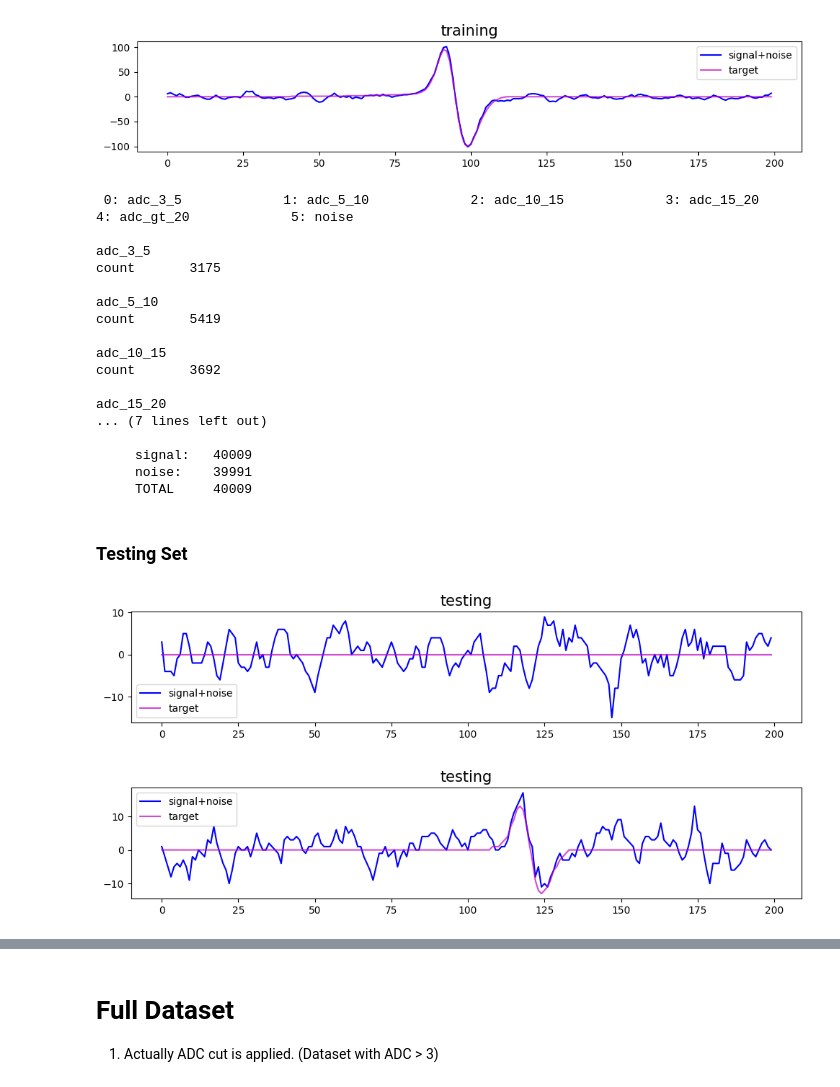
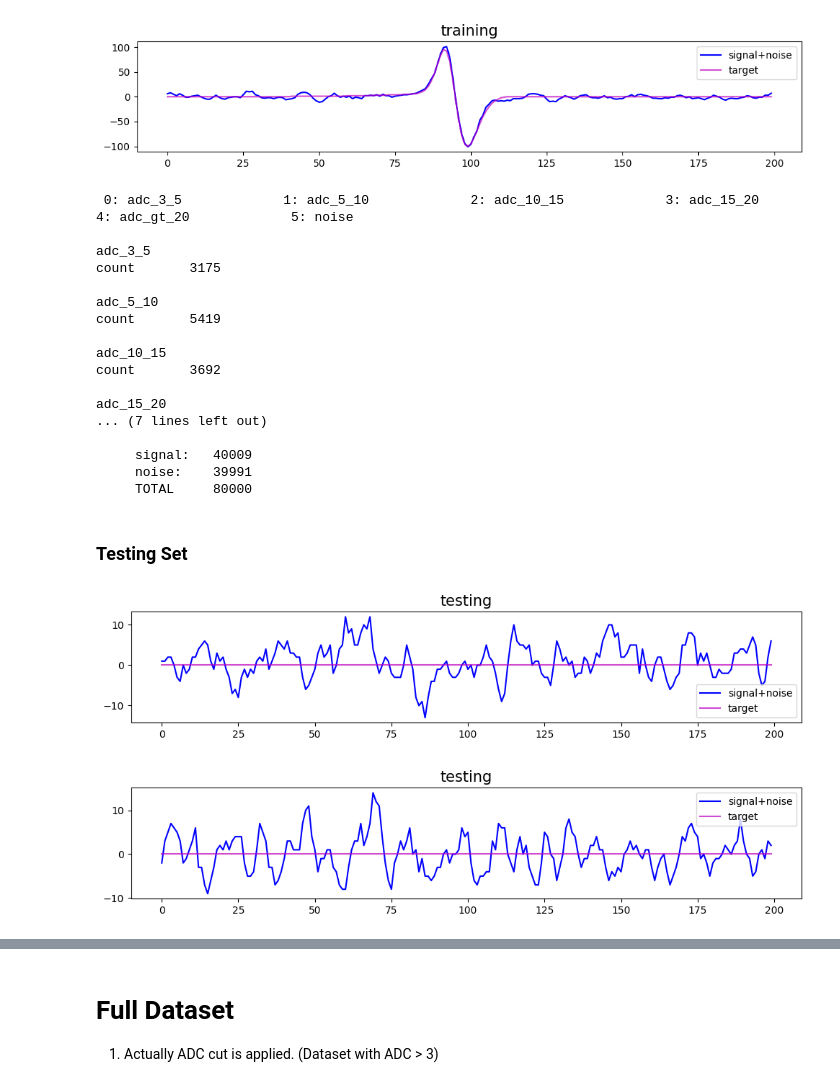
Before and after one commit to In-storage-compute/LArTPC-1DCNN-AutoEncoder, a Jupyter notebook: Neutrino-Trained-New-Dataset/AutoEncoder-Current/explore_dataset_U.ipynb, the cells around one changed output, grey strips where cells are left out. Cells and saved outputs as stored; diff of their text form; code cells hidden in the pictures.

```diff
--- a/Neutrino-Trained-New-Dataset/AutoEncoder-Current/explore_dataset_U.ipynb
+++ b/Neutrino-Trained-New-Dataset/AutoEncoder-Current/explore_dataset_U.ipynb
@@ -188,7 +193,7 @@ for idx in range(16,18):
 [figure]
 [figure]
 # %%
-print_counts(x_train, y_train)
+train_set = print_counts(x_train, y_train)
 # %% [output]
  0: adc_3_5             1: adc_5_10             2: adc_10_15             3: adc_15_20             4: adc_gt_20             5: noise
 
@@ -206,19 +211,19 @@ adc_15_20
 
      signal:   40009
      noise:    39991
-     TOTAL     40009
+     TOTAL     80000
 # %% [markdown]
 ### Testing Set
 # %%
-for idx in range(18,20):
+for idx in range(16,18):
     fig, (ax1) = plt.subplots(figsize=(12, 2), facecolor='white')
     ax1.plot(x_test[idx],color='blue', label='signal+noise')
     ax1.plot(y_test[idx],color='m',alpha=0.7, label='target')
     ax1.set_title("testing", fontsize=15)
     ax1.legend()
 
     plt.show()
 # %% [output]
-[figure, old version]
+[figure, new version]
-[figure, old version]
+[figure, new version]
 # %%
```
Also changed, not shown: parts of 14 cells of this notebook, 2 other files.
